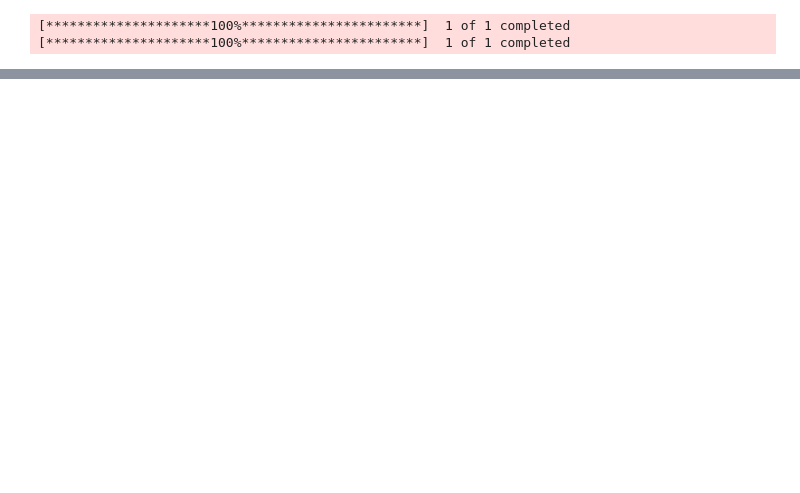
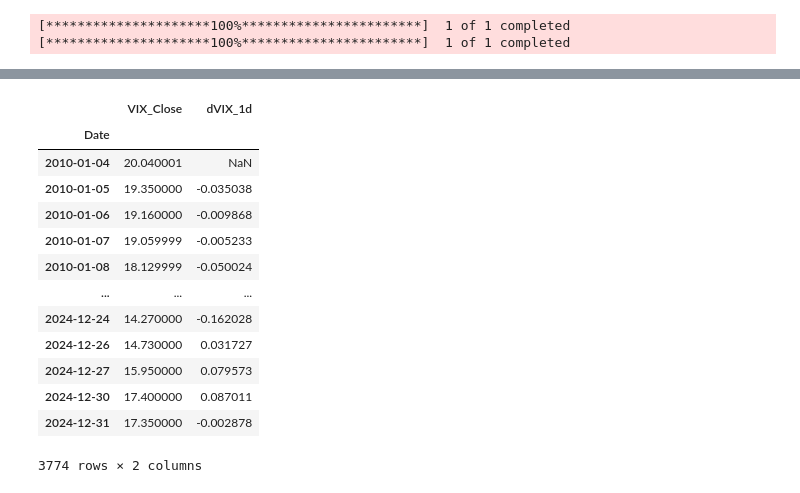
Before and after one commit to Lowyy/market-regimes-project, a Jupyter notebook: notebooks/02_exploring_features.ipynb, the cells around one changed output, grey strips where cells are left out. Saved outputs shown, nothing was run; the diff lists cells and outputs as text; code cells hidden in the pictures; blank space fills up the shorter version.

```diff
--- a/notebooks/02_exploring_features.ipynb
+++ b/notebooks/02_exploring_features.ipynb
@@ -91,0 +141,45 @@ df.head(30)
+# %%
+# Drawdown and autocorrelation
+
+df['rolling_max'] = close.rolling(252).max()   # 1-year rolling peak
+df['current_drawdown'] = (close - df['rolling_max']) / df['rolling_max']
+df['max_drawdown_252d'] = df['current_drawdown'].rolling(252).min()
+
+MAR_annual = 0.042  # Minimum Acceptable Return (T-Bill)
+MAR_daily = (1 + MAR_annual)**(1/dpy) - 1
+df['downside_dev_20d'] = np.sqrt(((np.minimum(df['daily_return'] - MAR_daily, 0))**2).rolling(window=20).mean())
+
+df['autocorr_1d'] = df['log_daily_return'].rolling(50).apply(lambda x: x.autocorr(1))
+df['autocorr_5d'] = df['log_daily_return'].rolling(100).apply(lambda x: x.autocorr(5))
+df['autocorr_20d'] = df['log_daily_return'].rolling(200).apply(lambda x: x.autocorr(20))
+# almost no autocorrelation after 1 day
+
+# we may wanna try to recalculate autocorrelation after splitting data per regime
+# %%
+# VIX related features
+df['dVIX_1d'] = np.log(df['VIX_Close']).diff()
+df['dVIX_5d'] = df['dVIX_1d'].rolling(window=5).sum()
+
+df['VIX_Zscore_20d'] = (df['dVIX_1d'] - df['dVIX_1d'].rolling(window=20).mean())/df['dVIX_1d'].rolling(window=20).std()
+df['VIX_vol_20d'] = df['dVIX_1d'].rolling(20).std()
+
+# Volatility Risk Premium Proxy (VRP = VIX^2 - Realized Volatility^2)
+df['realized_vol_20d_ann'] = df['20d_volatility'] * np.sqrt(dpy)
+df['VRP_Proxy'] = (df['VIX_Close']/100)**2 - df['realized_vol_20d_ann']**2 # VIX is in percentage points
+
+df[['VIX_Close','dVIX_1d']]
+# %% [output]
+|  | VIX_Close | dVIX_1d |
+| Date |  |  |
+| 2010-01-04 | 20.040001 | NaN |
+| 2010-01-05 | 19.350000 | -0.035038 |
+| 2010-01-06 | 19.160000 | -0.009868 |
+| 2010-01-07 | 19.059999 | -0.005233 |
+| 2010-01-08 | 18.129999 | -0.050024 |
+| ... | ... | ... |
+| 2024-12-24 | 14.270000 | -0.162028 |
+| 2024-12-26 | 14.730000 | 0.031727 |
+| 2024-12-27 | 15.950000 | 0.079573 |
+| 2024-12-30 | 17.400000 | 0.087011 |
+| 2024-12-31 | 17.350000 | -0.002878 |
+3774 rows × 2 columns
```
Also changed, not shown: parts of 9 cells of this notebook.
